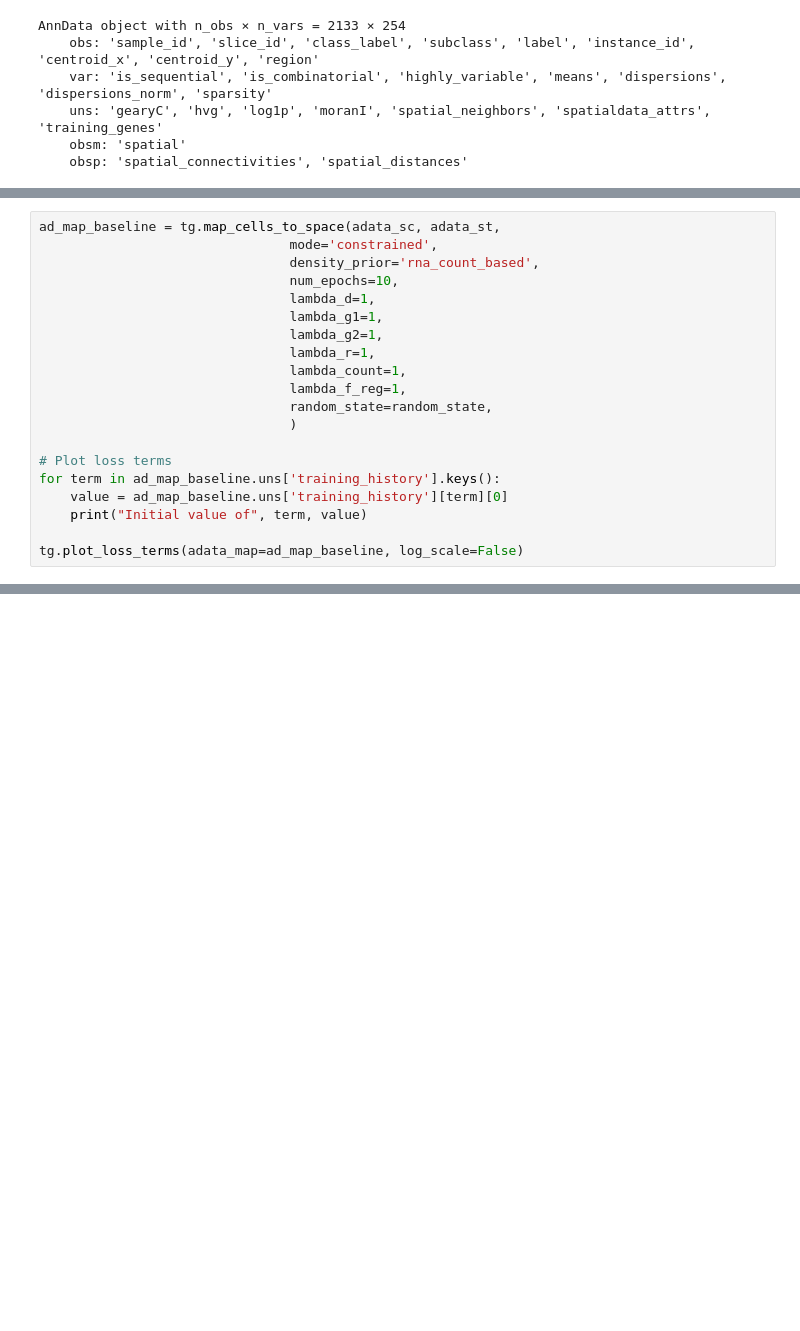
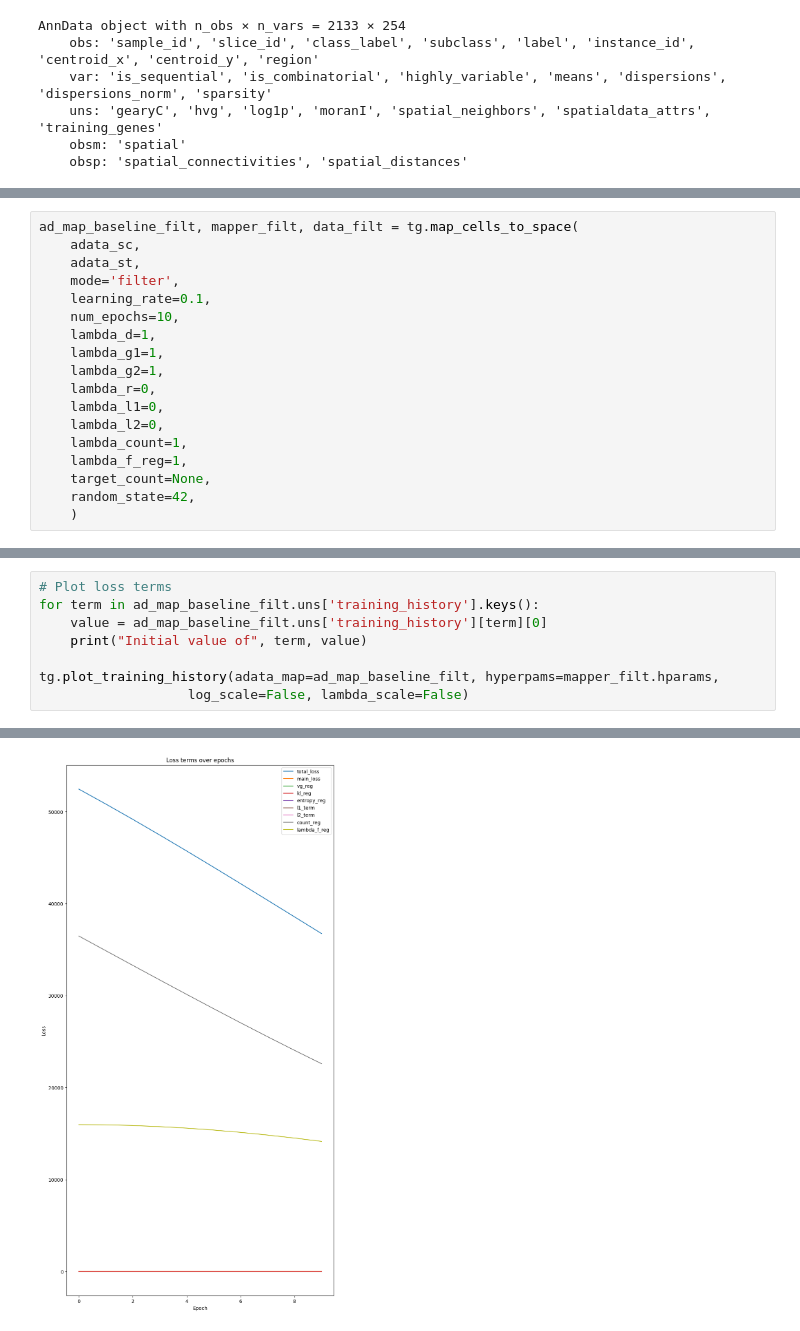
Before and after one commit to enric-bazz/Tangram, a Jupyter notebook: MyNotebooks/tangramlit_sensitivity_analysis.ipynb, the cells around one changed output, grey strips where cells are left out. Cells and saved outputs as stored; diff of their text form; blank space fills up the shorter version.

```diff
--- a/MyNotebooks/tangramlit_sensitivity_analysis.ipynb
+++ b/MyNotebooks/tangramlit_sensitivity_analysis.ipynb
@@ -292,21 +134,19 @@ As we can see initial values are all over the place in terms of scale.
 # %%
-ad_map_baseline = tg.map_cells_to_space(adata_sc, adata_st,
-                                mode='constrained',
-                                density_prior='rna_count_based',
-                                num_epochs=10,
-                                lambda_d=1,
-                                lambda_g1=1,
-                                lambda_g2=1,
-                                lambda_r=1,
-                                lambda_count=1,
-                                lambda_f_reg=1,
-                                random_state=random_state,
-                                )
-
-# Plot loss terms
-for term in ad_map_baseline.uns['training_history'].keys():
-    value = ad_map_baseline.uns['training_history'][term][0]
-    print("Initial value of", term, value)
-
-tg.plot_loss_terms(adata_map=ad_map_baseline, log_scale=False)
+ad_map_baseline_filt, mapper_filt, data_filt = tg.map_cells_to_space(
+    adata_sc,
+    adata_st,
+    mode='filter',
+    learning_rate=0.1,
+    num_epochs=10,
+    lambda_d=1,
+    lambda_g1=1,
+    lambda_g2=1,
+    lambda_r=0,
+    lambda_l1=0,
+    lambda_l2=0,
+    lambda_count=1,
+    lambda_f_reg=1,
+    target_count=None,
+    random_state=42,
+    )
 # %% [output]
@@ -326,0 +172,9 @@ Initial value of lambda_f_reg 20226.39453125
+# %%
+# Plot loss terms
+for term in ad_map_baseline_filt.uns['training_history'].keys():
+    value = ad_map_baseline_filt.uns['training_history'][term][0]
+    print("Initial value of", term, value)
+
+tg.plot_training_history(adata_map=ad_map_baseline_filt, hyperpams=mapper_filt.hparams,
+                   log_scale=False, lambda_scale=False)
+# %% [output]
@@ -327 +190,2 @@ Initial value of lambda_f_reg 20226.39453125
+[figure, added]
 # %% [markdown]
```
Also changed, not shown: parts of 65 cells of this notebook, 1 other file.
